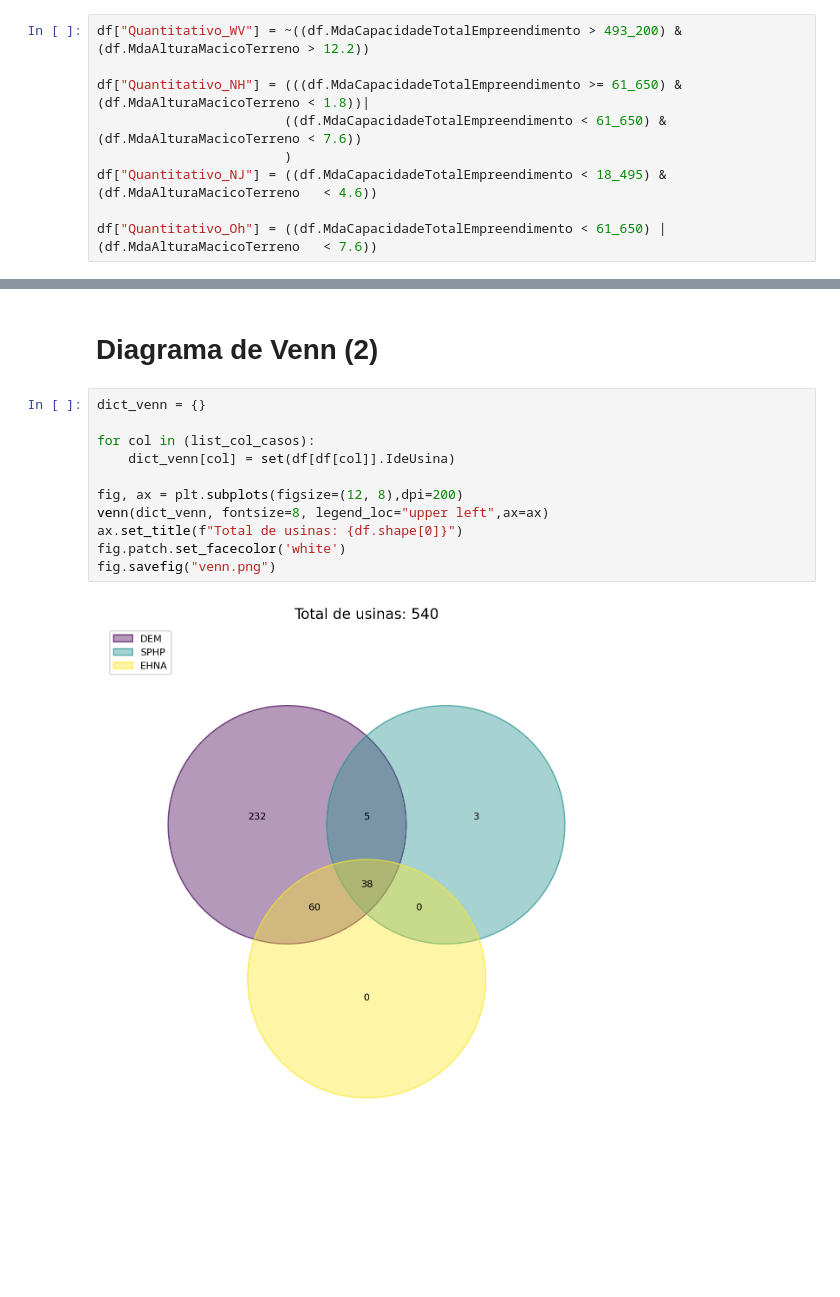
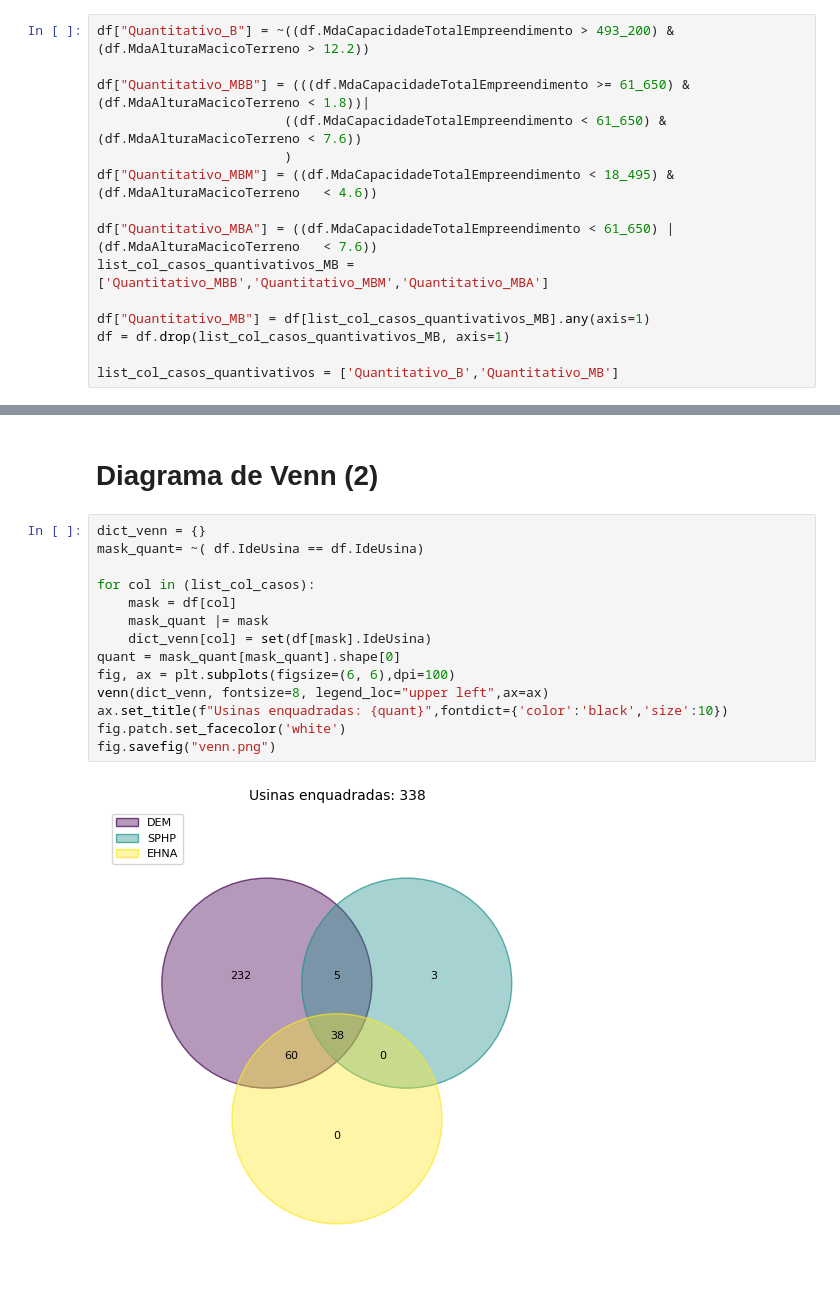
Before and after one commit to Vinicius667/Barragens, a Jupyter notebook: main.ipynb, the cells around one changed output, grey strips where cells are left out. Drawn from its saved outputs; the diff is of its cells as text; blank space fills up the shorter version.

```diff
--- a/main.ipynb
+++ b/main.ipynb
@@ -98,11 +98,17 @@ df[["IdeUsina"] + list_cols_criterios + list_col_casos].sample(5)
 # %% [markdown]
 # Cria definições quantitativas
 # %%
-df["Quantitativo_WV"] = ~((df.MdaCapacidadeTotalEmpreendimento > 493_200) &  (df.MdaAlturaMacicoTerreno > 12.2))
+df["Quantitativo_B"] = ~((df.MdaCapacidadeTotalEmpreendimento > 493_200) &  (df.MdaAlturaMacicoTerreno > 12.2))
 
-df["Quantitativo_NH"] = (((df.MdaCapacidadeTotalEmpreendimento >= 61_650) &  (df.MdaAlturaMacicoTerreno < 1.8))|
+df["Quantitativo_MBB"] = (((df.MdaCapacidadeTotalEmpreendimento >= 61_650) &  (df.MdaAlturaMacicoTerreno < 1.8))|
                         ((df.MdaCapacidadeTotalEmpreendimento < 61_650) &  (df.MdaAlturaMacicoTerreno < 7.6))
                         )
-df["Quantitativo_NJ"] = ((df.MdaCapacidadeTotalEmpreendimento < 18_495) &  (df.MdaAlturaMacicoTerreno   < 4.6))
+df["Quantitativo_MBM"] = ((df.MdaCapacidadeTotalEmpreendimento < 18_495) &  (df.MdaAlturaMacicoTerreno   < 4.6))
 
-df["Quantitativo_Oh"] = ((df.MdaCapacidadeTotalEmpreendimento < 61_650) |  (df.MdaAlturaMacicoTerreno   < 7.6))
+df["Quantitativo_MBA"] = ((df.MdaCapacidadeTotalEmpreendimento < 61_650) |  (df.MdaAlturaMacicoTerreno   < 7.6))
+list_col_casos_quantivativos_MB = ['Quantitativo_MBB','Quantitativo_MBM','Quantitativo_MBA']
+
+df["Quantitativo_MB"] = df[list_col_casos_quantivativos_MB].any(axis=1)
+df = df.drop(list_col_casos_quantivativos_MB, axis=1)
+
+list_col_casos_quantivativos = ['Quantitativo_B','Quantitativo_MB']
@@ -156,14 +158,17 @@ plt.savefig("venn.png")
 # Diagrama de Venn (2)
 # %%
 dict_venn = {}
+mask_quant= ~( df.IdeUsina == df.IdeUsina)
 
 for col in (list_col_casos):
-    dict_venn[col] = set(df[df[col]].IdeUsina)
-
-fig, ax = plt.subplots(figsize=(12, 8),dpi=200)
+    mask = df[col]
+    mask_quant |= mask
+    dict_venn[col] = set(df[mask].IdeUsina)
+quant = mask_quant[mask_quant].shape[0]
+fig, ax = plt.subplots(figsize=(6, 6),dpi=100)
 venn(dict_venn, fontsize=8, legend_loc="upper left",ax=ax)
-ax.set_title(f"Total de usinas: {df.shape[0]}")
+ax.set_title(f"Usinas enquadradas: {quant}",fontdict={'color':'black','size':10})
 fig.patch.set_facecolor('white')
 fig.savefig("venn.png")
 # %% [output]
-[figure, old version]
+[figure, new version]
```
Also changed, not shown: parts of 9 cells of this notebook, 1 other file.
